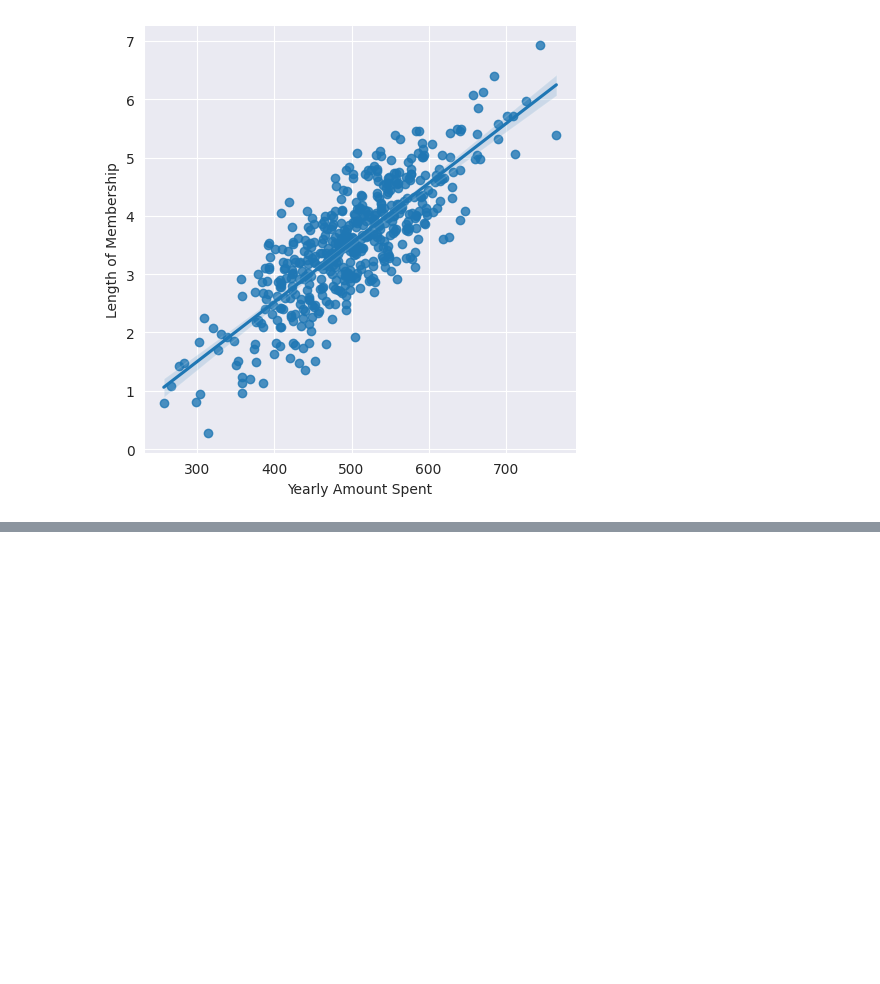
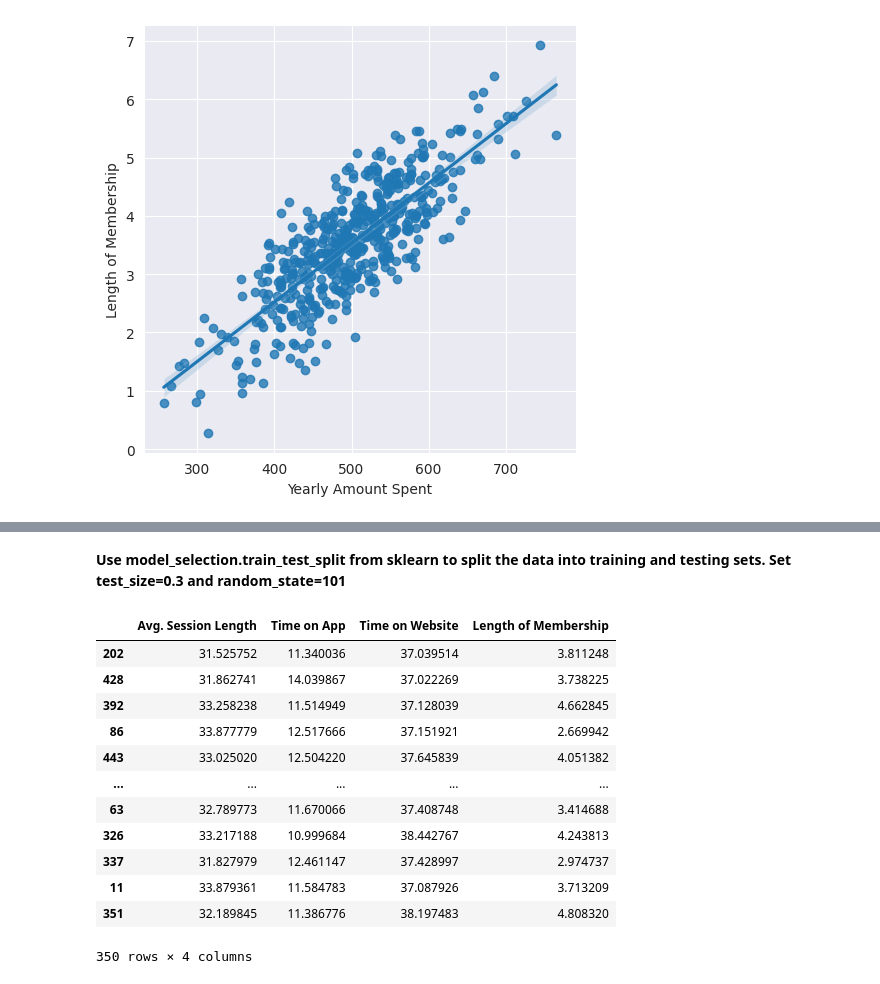
Before and after one commit to Sayeed843/Machine-Learning-Algorithms-, a Jupyter notebook: Linear Regression/project.ipynb, the cells around one changed output, grey strips where cells are left out. Drawn from its saved outputs; the diff is of its cells as text; code cells hidden in the pictures; blank space fills up the shorter version.

```diff
--- a/Linear Regression/project.ipynb
+++ b/Linear Regression/project.ipynb
@@ -118,0 +132,7 @@ plt.show()
+# %%
+X = ecom[['Avg. Session Length', 'Time on App',
+       'Time on Website', 'Length of Membership',]]
+# %%
+y = ecom['Yearly Amount Spent']
+# %% [markdown]
+**Use model_selection.train_test_split from sklearn to split the data into training and testing sets. Set test_size=0.3 and random_state=101**
@@ -118,0 +143,16 @@ plt.show()
+# %%
+X_train
+# %% [output]
+|  | Avg. Session Length | Time on App | Time on Website | Length of Membership |
+| 202 | 31.525752 | 11.340036 | 37.039514 | 3.811248 |
+| 428 | 31.862741 | 14.039867 | 37.022269 | 3.738225 |
+| 392 | 33.258238 | 11.514949 | 37.128039 | 4.662845 |
+| 86 | 33.877779 | 12.517666 | 37.151921 | 2.669942 |
+| 443 | 33.025020 | 12.504220 | 37.645839 | 4.051382 |
+| ... | ... | ... | ... | ... |
+| 63 | 32.789773 | 11.670066 | 37.408748 | 3.414688 |
+| 326 | 33.217188 | 10.999684 | 38.442767 | 4.243813 |
+| 337 | 31.827979 | 12.461147 | 37.428997 | 2.974737 |
+| 11 | 33.879361 | 11.584783 | 37.087926 | 3.713209 |
+| 351 | 32.189845 | 11.386776 | 38.197483 | 4.808320 |
+350 rows × 4 columns
```
Also changed, not shown: parts of 33 cells of this notebook, 1 other file.
